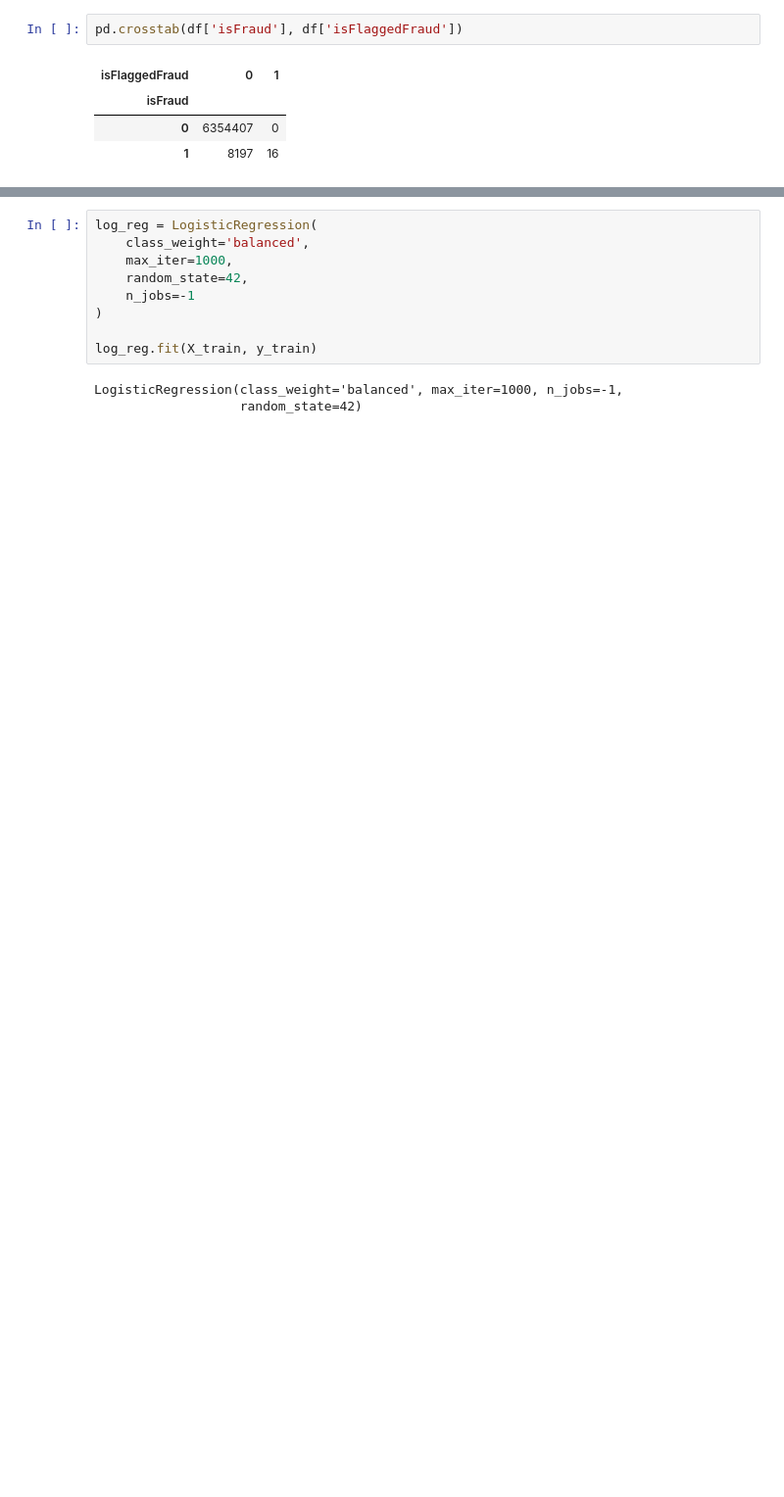
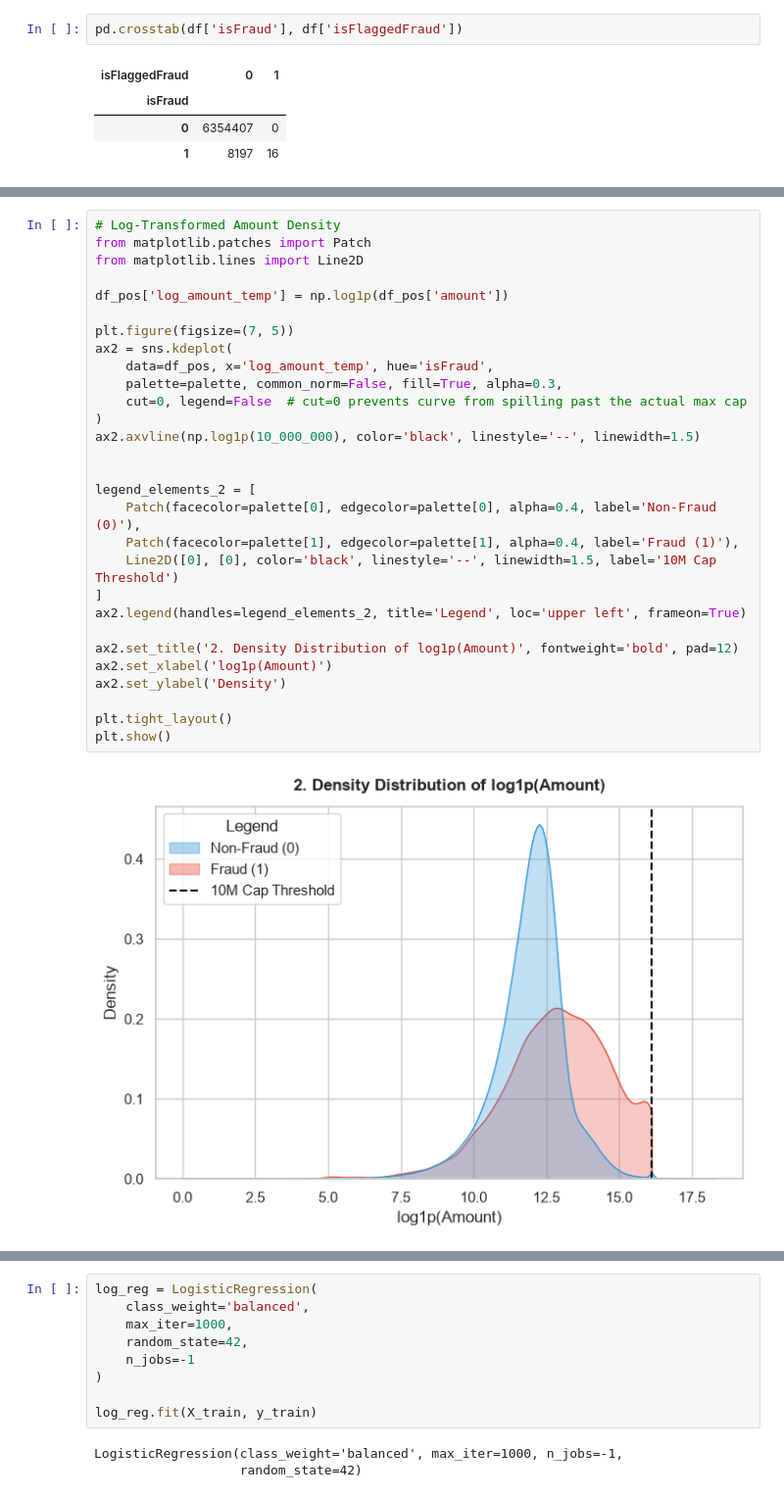
Before and after one commit to hoang2008an/Nhom01_GDG, a Jupyter notebook: notebooks/paysim/paysim_fraud_detection.ipynb, the cells around one changed output, grey strips where cells are left out. Shown at 98% size. Cells and saved outputs as stored; diff of their text form; blank space fills up the shorter version.

```diff
--- a/notebooks/paysim/paysim_fraud_detection.ipynb
+++ b/notebooks/paysim/paysim_fraud_detection.ipynb
@@ -198,0 +166,31 @@ df
+# %%
+# Log-Transformed Amount Density
+from matplotlib.patches import Patch
+from matplotlib.lines import Line2D
+
+df_pos['log_amount_temp'] = np.log1p(df_pos['amount'])
+
+plt.figure(figsize=(7, 5))
+ax2 = sns.kdeplot(
+    data=df_pos, x='log_amount_temp', hue='isFraud',
+    palette=palette, common_norm=False, fill=True, alpha=0.3,
+    cut=0, legend=False  # cut=0 prevents curve from spilling past the actual max cap
+)
+ax2.axvline(np.log1p(10_000_000), color='black', linestyle='--', linewidth=1.5)
+
+
+legend_elements_2 = [
+    Patch(facecolor=palette[0], edgecolor=palette[0], alpha=0.4, label='Non-Fraud (0)'),
+    Patch(facecolor=palette[1], edgecolor=palette[1], alpha=0.4, label='Fraud (1)'),
+    Line2D([0], [0], color='black', linestyle='--', linewidth=1.5, label='10M Cap Threshold')
+]
+ax2.legend(handles=legend_elements_2, title='Legend', loc='upper left', frameon=True)
+
+ax2.set_title('2. Density Distribution of log1p(Amount)', fontweight='bold', pad=12)
+ax2.set_xlabel('log1p(Amount)')
+ax2.set_ylabel('Density')
+
+plt.tight_layout()
+plt.show()
+# %% [output]
+[figure, added]
```
Also changed, not shown: parts of 34 cells of this notebook.
